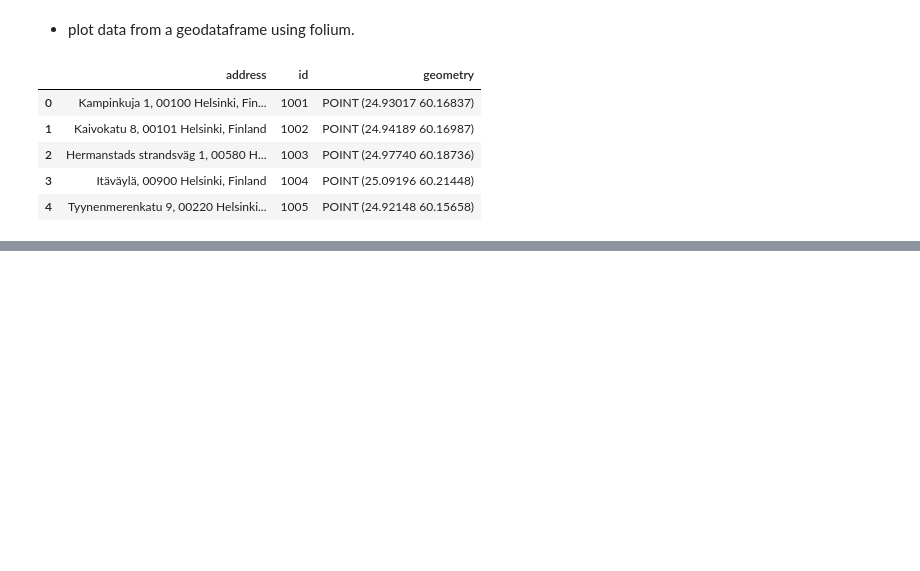
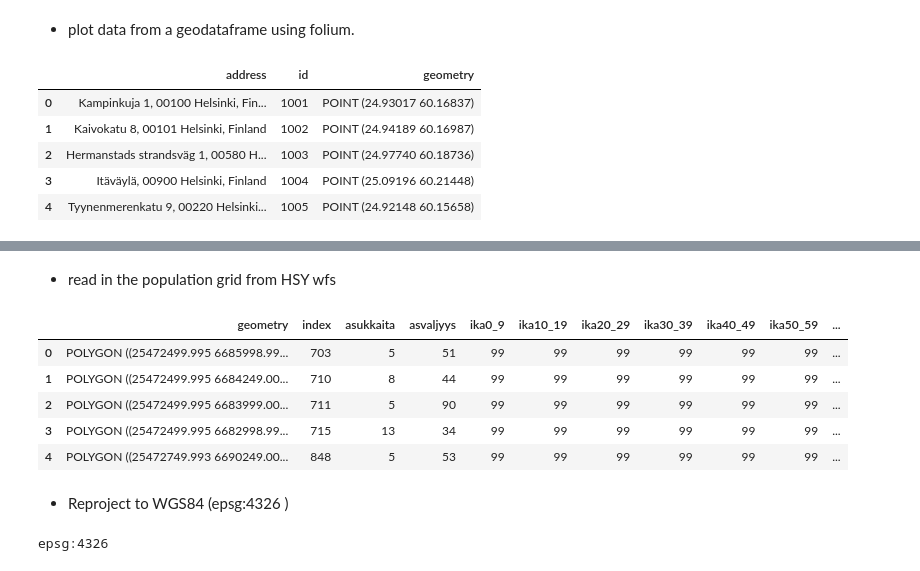
Before and after one commit to alanlyyy/AUTOGIS_COURSE, a Jupyter notebook: L5/dataE5/L5_Interactive_Maps.ipynb, the cells around one changed output, grey strips where cells are left out. Saved outputs shown, nothing was run; the diff lists cells and outputs as text; code cells hidden in the pictures; blank space fills up the shorter version.

Commit message:
Update L5_Interactive_Maps.ipynb
Learned how to use folium to create various types of maps
- marker clusters
- Heat map
- Choropleth map on 2020 population of Helsinki

```diff
--- a/L5/dataE5/L5_Interactive_Maps.ipynb
+++ b/L5/dataE5/L5_Interactive_Maps.ipynb
@@ -108,0 +250,36 @@ points.head()
+# %% [markdown]
+- read in the population grid from HSY wfs
+# %%
+import geopandas as gpd
+from pyproj import CRS
+import requests
+import geojson
+
+#specify the url for the web feature service
+url = 'https://kartta.hsy.fi/geoserver/wfs'
+
+#specify the parameters (read data in json format)
+params = dict(service='WFS',
+              version='2.0.0',
+              request= 'GetFeature',
+              typeName='asuminen_ja_maankaytto:Vaestotietoruudukko_2020',
+              outputFormat='json')
+
+#Fetch data from WFS using requests
+r = requests.get(url, params=params )
+
+#create geodataframe from geojson
+data = gpd.GeoDataFrame.from_features(geojson.loads(r.content))
+
+#clean overall cell
+data = data[data['index'] != 27699]
+
+#check the data
+data.head()
+# %% [output]
+|  | geometry | index | asukkaita | asvaljyys | ika0_9 | ika10_19 | ika20_29 | ika30_39 | ika40_49 | ika50_59 | ... |
+| 0 | POLYGON ((25472499.995 6685998.99... | 703 | 5 | 51 | 99 | 99 | 99 | 99 | 99 | 99 | ... |
+| 1 | POLYGON ((25472499.995 6684249.00... | 710 | 8 | 44 | 99 | 99 | 99 | 99 | 99 | 99 | ... |
+| 2 | POLYGON ((25472499.995 6683999.00... | 711 | 5 | 90 | 99 | 99 | 99 | 99 | 99 | 99 | ... |
+| 3 | POLYGON ((25472499.995 6682998.99... | 715 | 13 | 34 | 99 | 99 | 99 | 99 | 99 | 99 | ... |
+| 4 | POLYGON ((25472749.993 6690249.00... | 848 | 5 | 53 | 99 | 99 | 99 | 99 | 99 | 99 | ... |
@@ -108,0 +291,10 @@ points.head()
+# %% [markdown]
+- Reproject to WGS84 (epsg:4326 )
+# %%
+#reproject to WGS84
+data = data.to_crs(epsg=4326)
+
+#check layer crs definition
+print(data.crs)
+# %% [output]
+epsg:4326
```
Also changed, not shown: parts of 23 cells of this notebook.
